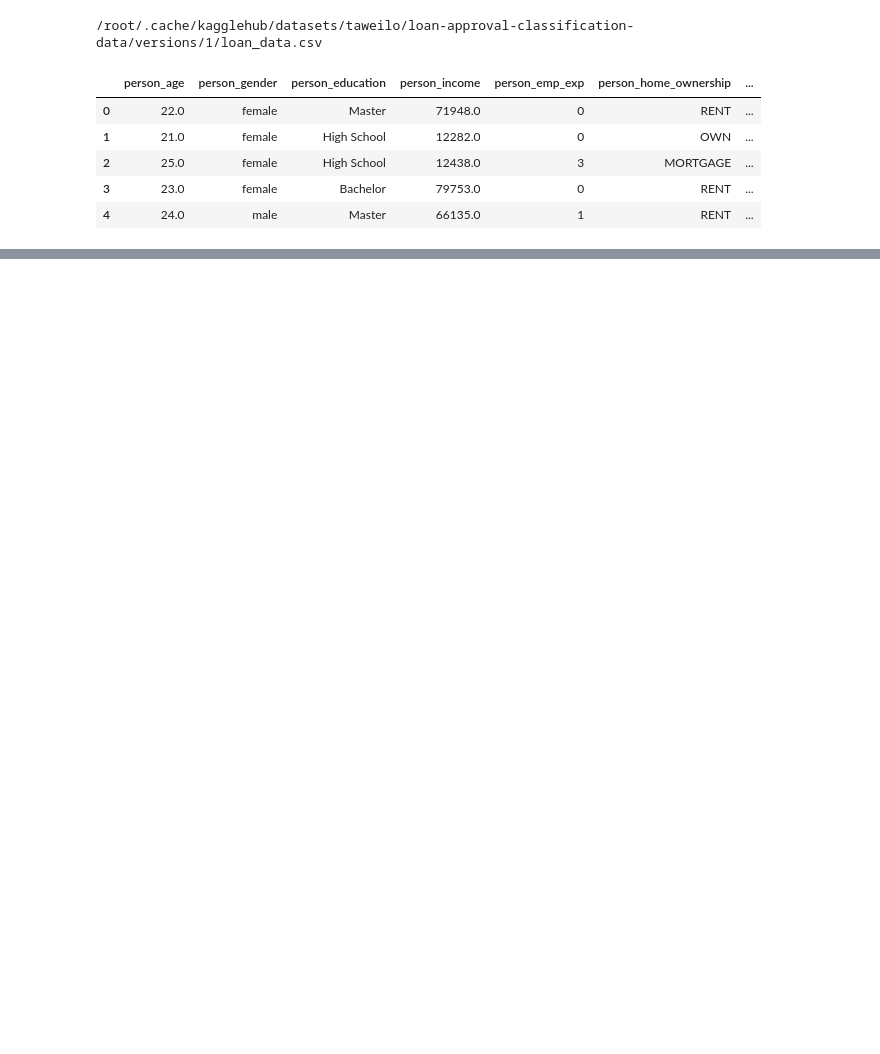
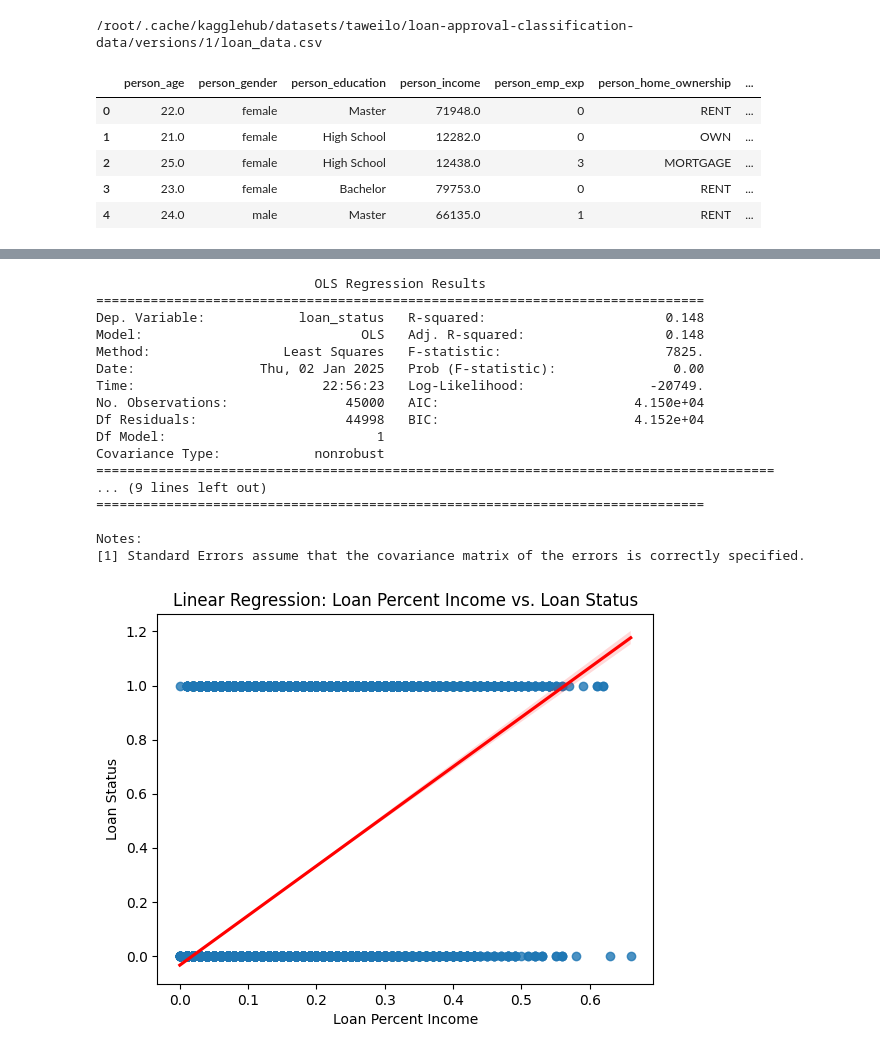
Before and after one commit to zhou1126/Marquette_teaching_finance, a Jupyter notebook: loan_approval_classification.ipynb, the cells around one changed output, grey strips where cells are left out. Saved outputs shown, nothing was run; the diff lists cells and outputs as text; code cells hidden in the pictures; blank space fills up the shorter version.

```diff
--- a/loan_approval_classification.ipynb
+++ b/loan_approval_classification.ipynb
@@ -80,0 +150,38 @@ dtype: object
+# %%
+import statsmodels.formula.api as smf
+
+# Assuming 'loan_status' is categorical (0 or 1), you might need to encode it numerically if it's not already.
+# For example, if 'loan_status' is 'Charged Off' or 'Fully Paid', you can map them to 0 and 1:
+# df['loan_status_numeric'] = df['loan_status'].map({'Charged Off': 0, 'Fully Paid': 1})
+
+# Run the linear regression
+model = smf.ols('loan_status ~ loan_percent_income', data=df).fit()
+
+# Print the regression summary
+print(model.summary())
+
+# Plot the regression line with the data points
+sns.regplot(x='loan_percent_income', y='loan_status', data=df, line_kws={'color': 'red'})
+plt.title('Linear Regression: Loan Percent Income vs. Loan Status')
+plt.xlabel('Loan Percent Income')
+plt.ylabel('Loan Status')
+plt.show()
+# %% [output]
+                            OLS Regression Results
+==============================================================================
+Dep. Variable:            loan_status   R-squared:                       0.148
+Model:                            OLS   Adj. R-squared:                  0.148
+Method:                 Least Squares   F-statistic:                     7825.
+Date:                Thu, 02 Jan 2025   Prob (F-statistic):               0.00
+Time:                        22:56:23   Log-Likelihood:                -20749.
+No. Observations:               45000   AIC:                         4.150e+04
+Df Residuals:                   44998   BIC:                         4.152e+04
+Df Model:                           1
+Covariance Type:            nonrobust
+=======================================================================================
+... (9 lines left out)
+==============================================================================
+
+Notes:
+[1] Standard Errors assume that the covariance matrix of the errors is correctly specified.
+[figure, added]
```
Also changed, not shown: parts of 13 cells of this notebook.
